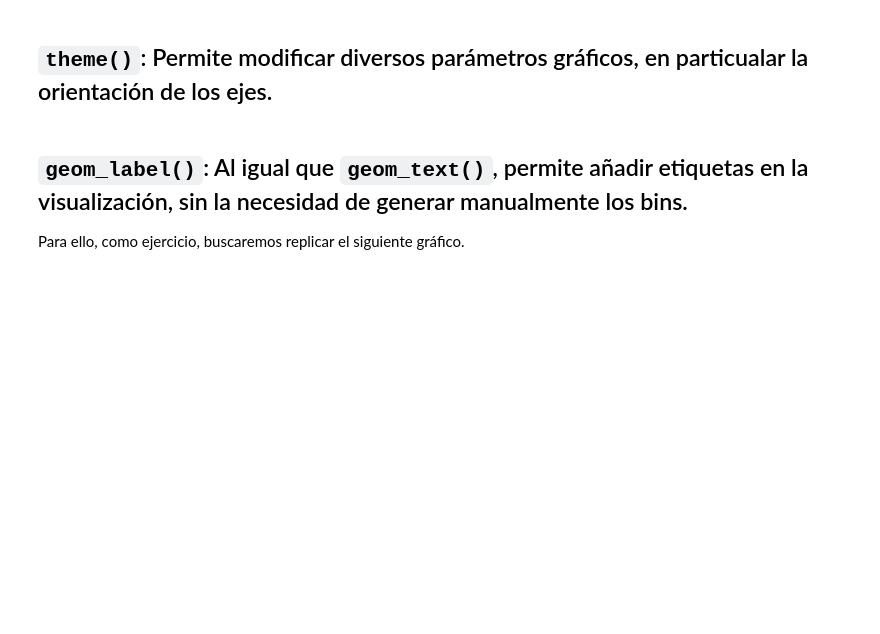
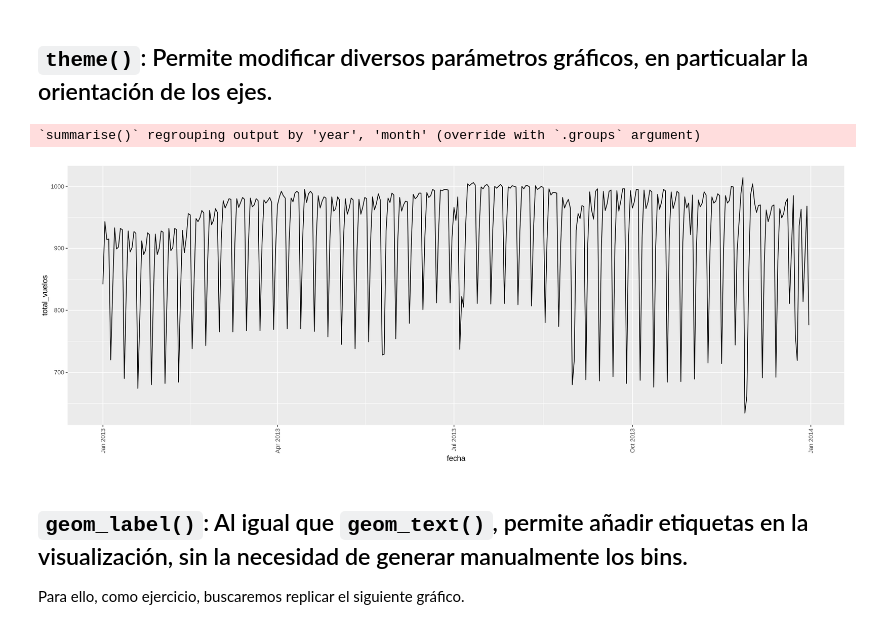
Before and after one commit to kerlesuwu/DBDC_202010_Programacion_en_R_para_ciencia_de_datos, a Jupyter notebook: Clases/Clase5/00_Ejemplos_adicionales_ggplot2.ipynb, the cells around one changed output. Drawn from its saved outputs; the diff is of its cells as text; code cells hidden in the pictures; blank space fills up the shorter version.

```diff
--- a/Clases/Clase5/00_Ejemplos_adicionales_ggplot2.ipynb
+++ b/Clases/Clase5/00_Ejemplos_adicionales_ggplot2.ipynb
@@ -60,28 +74,31 @@ data %>%
 # %% [markdown]
 ## `theme()`: Permite modificar diversos parámetros gráficos, en particualar la orientación de los ejes.
 # %%
-
+options(repr.plot.width=16, repr.plot.height=6)
 # Orientación etiquetas ejes ----------------------------------------------
 data(flights)
 
 # A modo de ejemplo podemos visulizar el total de vuelos por día .
 
 flights %>%
   group_by(year,month,day) %>%
   summarise(total_vuelos = n()) %>%
   mutate(fecha = as.Date(paste0(year,
                                 ifelse(nchar(month) == 1, paste0("0",month),month),
                                 ifelse(nchar(day) == 1, paste0("0",day),day)
                                 ),
                                 format = "%Y%m%d")) %>%
   ggplot() +
   aes(x = fecha, y = total_vuelos) +
   geom_line() +
   theme(
     axis.text.x = element_text(angle = 90, vjust = .5,hjust = 1)
   )
 
 # La función element_text() permite modificar orientación, y ajste vertical y hoizontal
+# %% [output]
+`summarise()` regrouping output by 'year', 'month' (override with `.groups` argument)
+[figure, added]
 # %% [markdown]
 ## `geom_label()`: Al igual que `geom_text()`, permite añadir etiquetas en la visualización, sin la necesidad de generar manualmente los bins.
 
```
Also changed, not shown: parts of 8 cells of this notebook.
